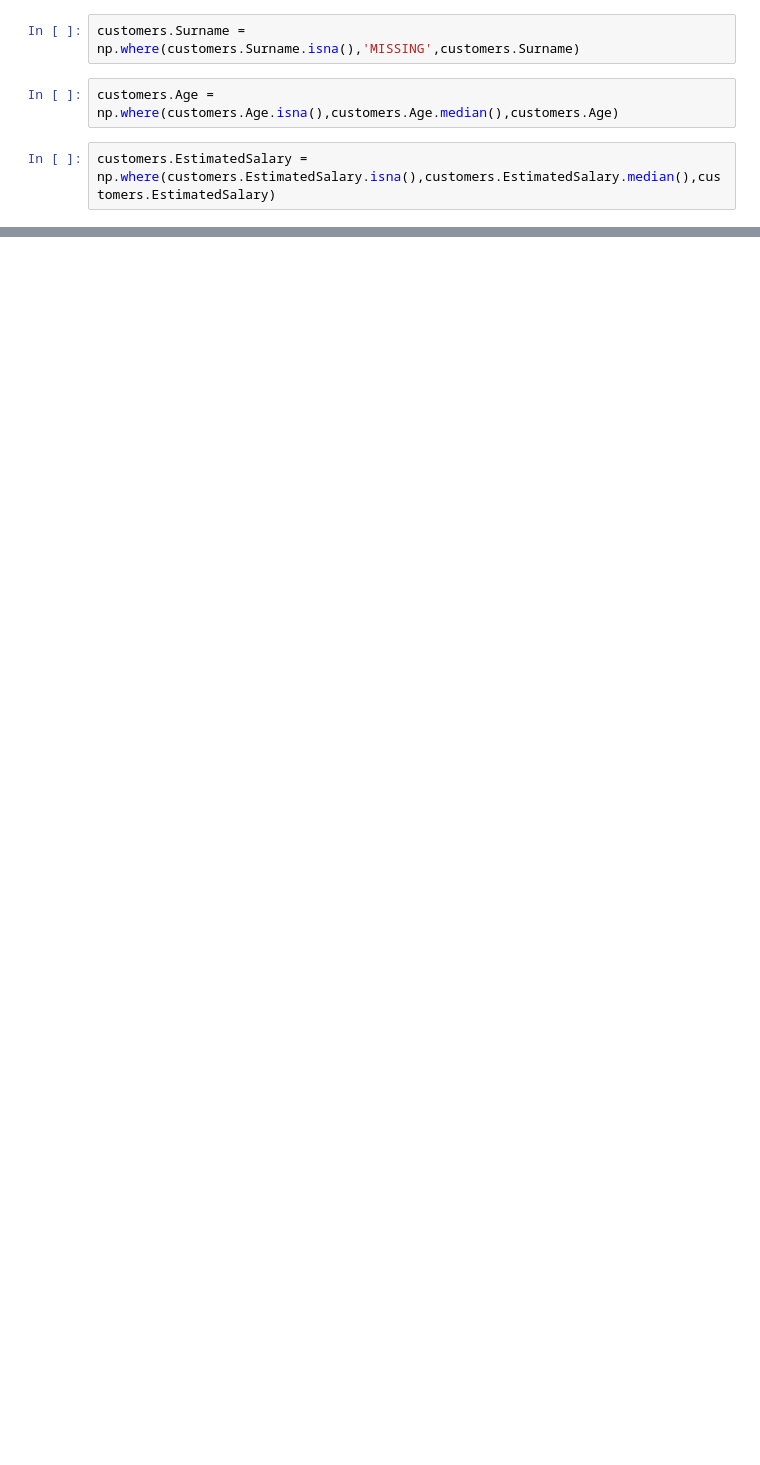
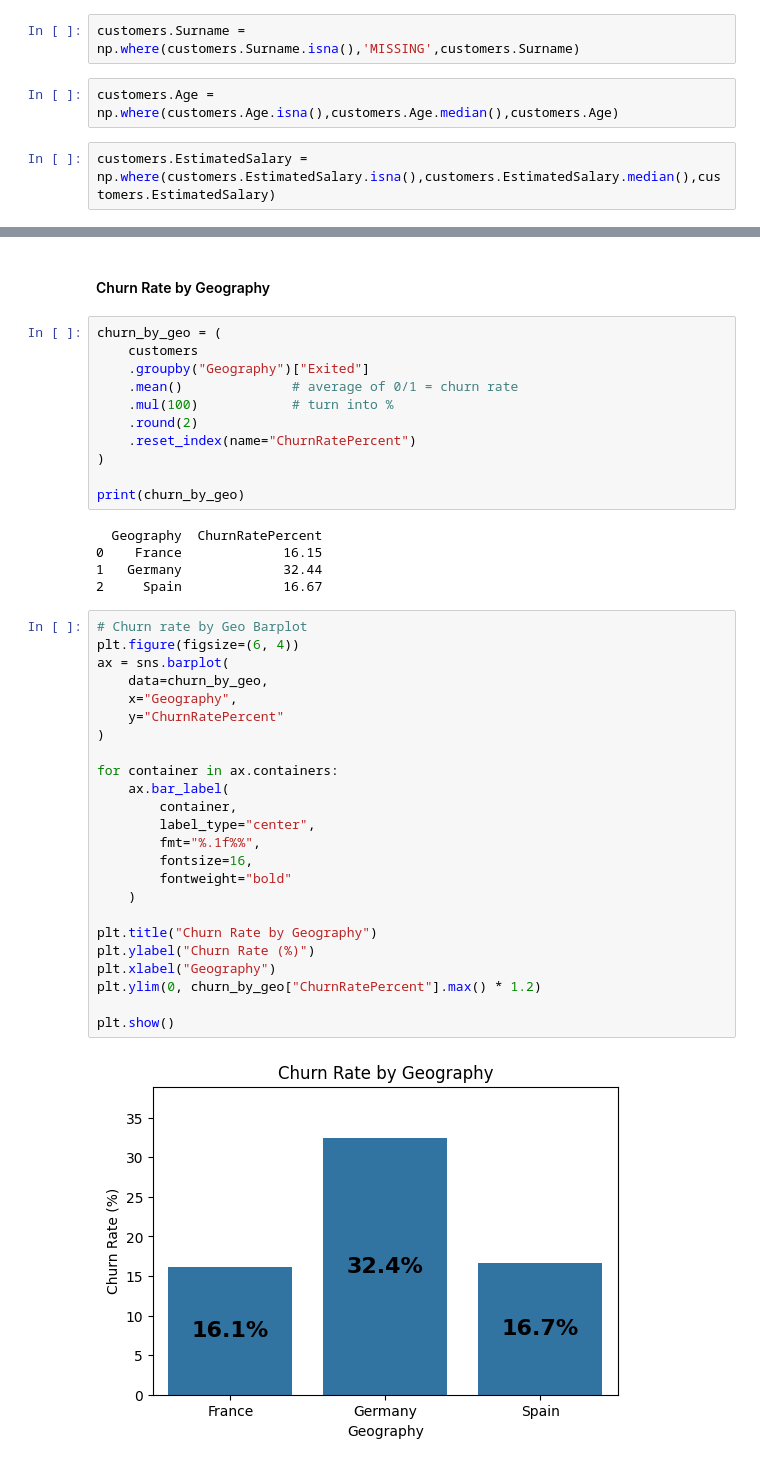
Before and after one commit to MariiaKrestenko/bank-customer-churn, a Jupyter notebook: main.ipynb, the cells around one changed output, grey strips where cells are left out. Saved outputs shown, nothing was run; the diff lists cells and outputs as text; blank space fills up the shorter version.

```diff
--- a/main.ipynb
+++ b/main.ipynb
@@ -130,0 +243,44 @@ customers.EstimatedSalary = np.where(customers.EstimatedSalary.isna(),customers.
+# %% [markdown]
+#### Churn Rate by Geography
+# %%
+churn_by_geo = (
+    customers
+    .groupby("Geography")["Exited"]
+    .mean()              # average of 0/1 = churn rate
+    .mul(100)            # turn into %
+    .round(2)
+    .reset_index(name="ChurnRatePercent")
+)
+
+print(churn_by_geo)
+# %% [output]
+  Geography  ChurnRatePercent
+0    France             16.15
+1   Germany             32.44
+2     Spain             16.67
+# %%
+# Churn rate by Geo Barplot
+plt.figure(figsize=(6, 4))
+ax = sns.barplot(
+    data=churn_by_geo,
+    x="Geography",
+    y="ChurnRatePercent"
+)
+
+for container in ax.containers:
+    ax.bar_label(
+        container,
+        label_type="center",
+        fmt="%.1f%%",
+        fontsize=16,
+        fontweight="bold"
+    )
+
+plt.title("Churn Rate by Geography")
+plt.ylabel("Churn Rate (%)")
+plt.xlabel("Geography")
+plt.ylim(0, churn_by_geo["ChurnRatePercent"].max() * 1.2)
+
+plt.show()
+# %% [output]
+[figure, added]
```
Also changed, not shown: parts of 35 cells of this notebook.
